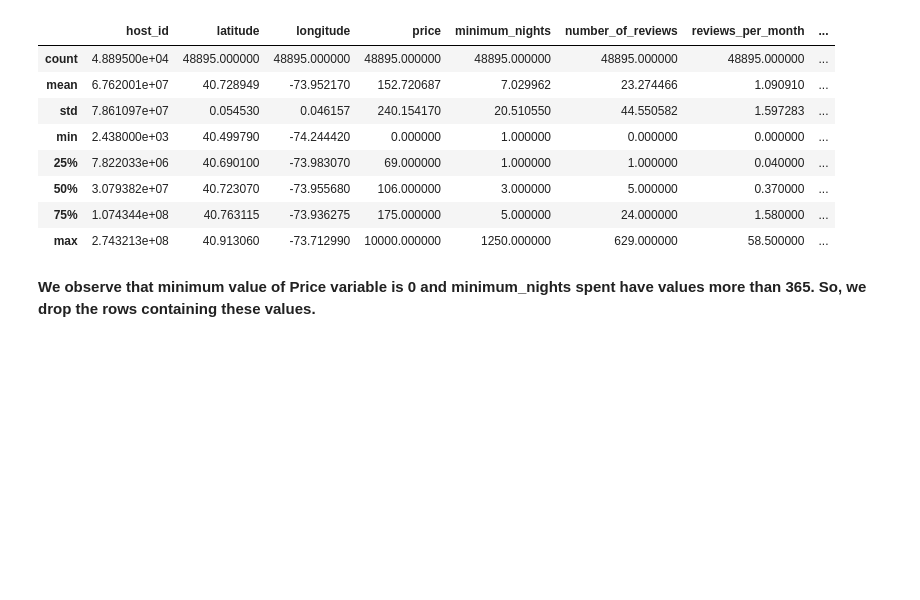
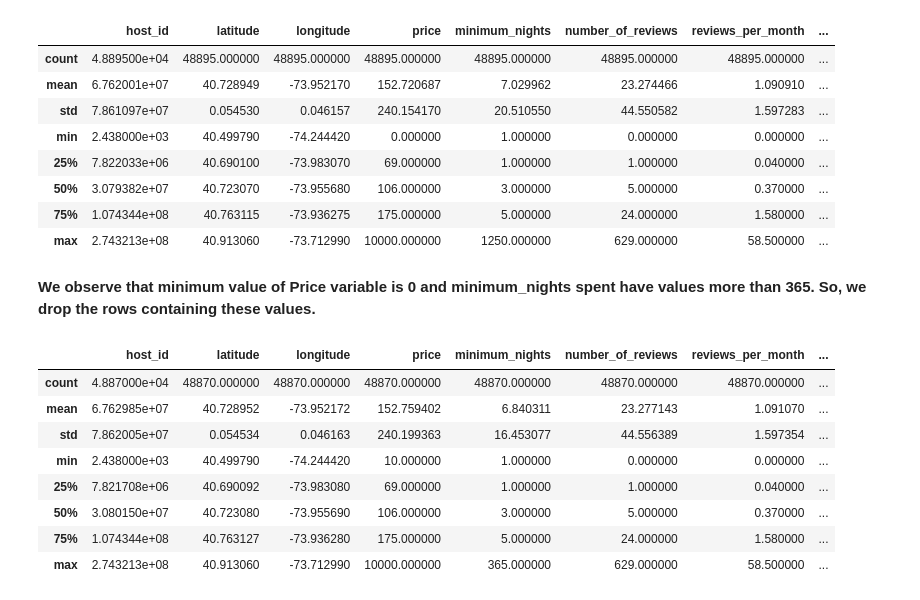
Before and after one commit to AshutoshKumarDubey/EDA_Capstone_Project_Airbnb, a Jupyter notebook: EDA_Airbnb_Bookings_Analysis_By_Ashutosh_Kumar_Dubey.ipynb, the cells around one changed output. Saved outputs shown, nothing was run; the diff lists cells and outputs as text; code cells hidden in the pictures; blank space fills up the shorter version.

```diff
--- a/EDA_Airbnb_Bookings_Analysis_By_Ashutosh_Kumar_Dubey.ipynb
+++ b/EDA_Airbnb_Bookings_Analysis_By_Ashutosh_Kumar_Dubey.ipynb
@@ -162,0 +169,13 @@ df.describe()
+# %%
+#Seeing the minimum value in price column and maximum value in minimum_nights column
+df.describe()
+# %% [output]
+|  | host_id | latitude | longitude | price | minimum_nights | number_of_reviews | reviews_per_month | ... |
+| count | 4.887000e+04 | 48870.000000 | 48870.000000 | 48870.000000 | 48870.000000 | 48870.000000 | 48870.000000 | ... |
+| mean | 6.762985e+07 | 40.728952 | -73.952172 | 152.759402 | 6.840311 | 23.277143 | 1.091070 | ... |
+| std | 7.862005e+07 | 0.054534 | 0.046163 | 240.199363 | 16.453077 | 44.556389 | 1.597354 | ... |
+| min | 2.438000e+03 | 40.499790 | -74.244420 | 10.000000 | 1.000000 | 0.000000 | 0.000000 | ... |
+| 25% | 7.821708e+06 | 40.690092 | -73.983080 | 69.000000 | 1.000000 | 1.000000 | 0.040000 | ... |
+| 50% | 3.080150e+07 | 40.723080 | -73.955690 | 106.000000 | 3.000000 | 5.000000 | 0.370000 | ... |
+| 75% | 1.074344e+08 | 40.763127 | -73.936280 | 175.000000 | 5.000000 | 24.000000 | 1.580000 | ... |
+| max | 2.743213e+08 | 40.913060 | -73.712990 | 10000.000000 | 365.000000 | 629.000000 | 58.500000 | ... |
```
Also changed, not shown: parts of 14 cells of this notebook.
